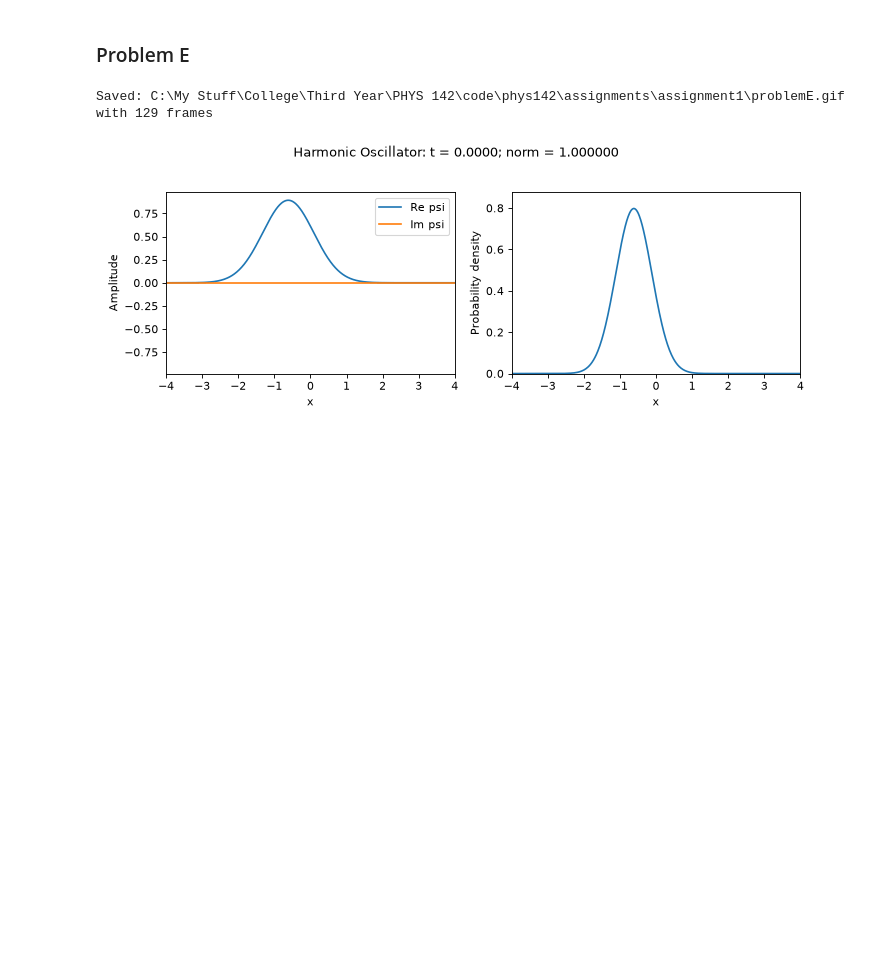
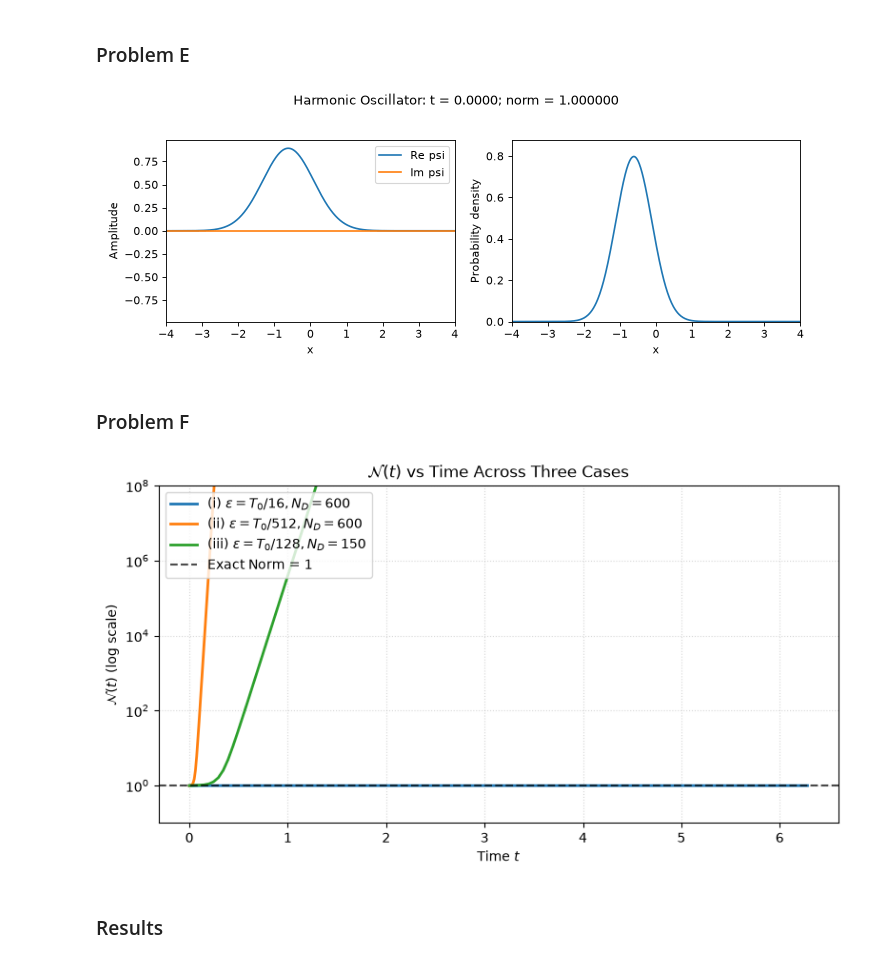
Before and after one commit to amanpalanati/phys142, a Jupyter notebook: assignments/assignment1/assignment1.ipynb, the cells around one changed output. Saved outputs shown, nothing was run; the diff lists cells and outputs as text; code cells hidden in the pictures; blank space fills up the shorter version.

Commit message:
Completed problem F and results

```diff
--- a/assignments/assignment1/assignment1.ipynb
+++ b/assignments/assignment1/assignment1.ipynb
@@ -188,8 +189,66 @@ animation = FuncAnimation(fig, update_frame, frames=len(t), interval=1000 / 15)
 gif_path = Path("problemE.gif")
 animation.save(gif_path, writer=PillowWriter(fps=15), dpi=80)
 plt.close(fig)
-print("Saved:", gif_path.resolve(), "with", len(t), "frames")
 display(Image(filename=str(gif_path)))
 # %% [output]
-Saved: C:\My Stuff\College\Third Year\PHYS 142\code\phys142\assignments\assignment1\problemE.gif with 129 frames
 [figure]
+# %% [markdown]
+### Problem F
+# %%
+cases = [
+    {"label": r"(i) $\epsilon = T_0/16, N_D = 600$", "NT": 16, "ND": 600},
+    {"label": r"(ii) $\epsilon = T_0/512, N_D = 600$", "NT": 512, "ND": 600},
+    {"label": r"(iii) $\epsilon = T_0/128, N_D = 150$", "NT": 128, "ND": 150},
+]
+
+plt.figure(figsize=(8, 4.5))
+
+for case in cases:
+    nt_case = case["NT"]
+    nd_case = case["ND"]
+    dt_case = T_0 / nt_case
+    x_case = np.linspace(-4.0, 4.0, nd_case + 1)
+    dx_case = x_case[1] - x_case[0]
+
+    psi_curr = (
+        (alpha / np.pi) ** 0.25 * np.exp(-0.5 * alpha * (x_case - x_start) ** 2)
+    ).astype(complex)
+
+    xb_case = x_case[:, None]
+    xa_case = x_case[None, :]
+
+    sinwt_case = np.sin(omega * dt_case)
+    coswt_case = np.cos(omega * dt_case)
+
+    K_case = (
+        np.sqrt(m * omega / (2.0 * np.pi * 1j * hbar * sinwt_case)) *
+        np.exp(1j * m * omega / (2.0 * hbar * sinwt_case) *
+               ((xa_case**2 + xb_case**2) * coswt_case - 2.0 * xa_case * xb_case)
+        )
+    )
+
+    U_case = dx_case * K_case
+    norm_history = np.empty(nt_case + 1)
+    norm_history[0] = dx_case * np.sum(np.abs(psi_curr) ** 2)
+
+    for step in range(nt_case):
+        psi_curr = U_case @ psi_curr
+        norm_history[step + 1] = dx_case * np.sum(np.abs(psi_curr) ** 2)
+
+    t_case = np.linspace(0, T_0, nt_case + 1)
+    plt.semilogy(t_case, norm_history, label=case["label"], linewidth=2)
+
+plt.axhline(1.0, color="black", linestyle="--", alpha=0.7, label="Exact Norm = 1")
+plt.xlabel("Time $t$")
+plt.ylabel(r"$\mathcal{N}(t)$ (log scale)")
+plt.title(r"$\mathcal{N}(t)$ vs Time Across Three Cases")
+plt.ylim(1e-1, 1e8)
+plt.grid(True, which="both", linestyle=":", alpha=0.5)
+plt.legend(loc="upper left")
+plt.tight_layout()
+plt.savefig("problem_f_norm_stability.png", dpi=300)
+plt.show()
+# %% [output]
+[figure, added]
+# %% [markdown]
+### Results
```
Also changed, not shown: parts of 2 cells of this notebook, 3 other files.
